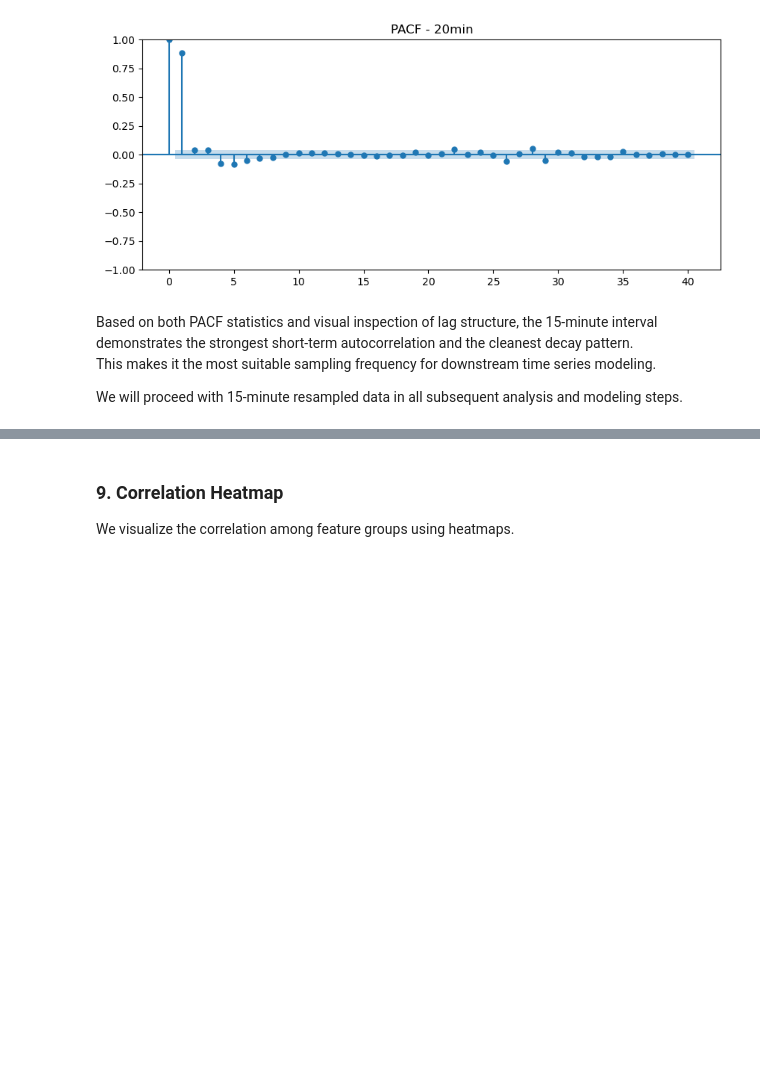
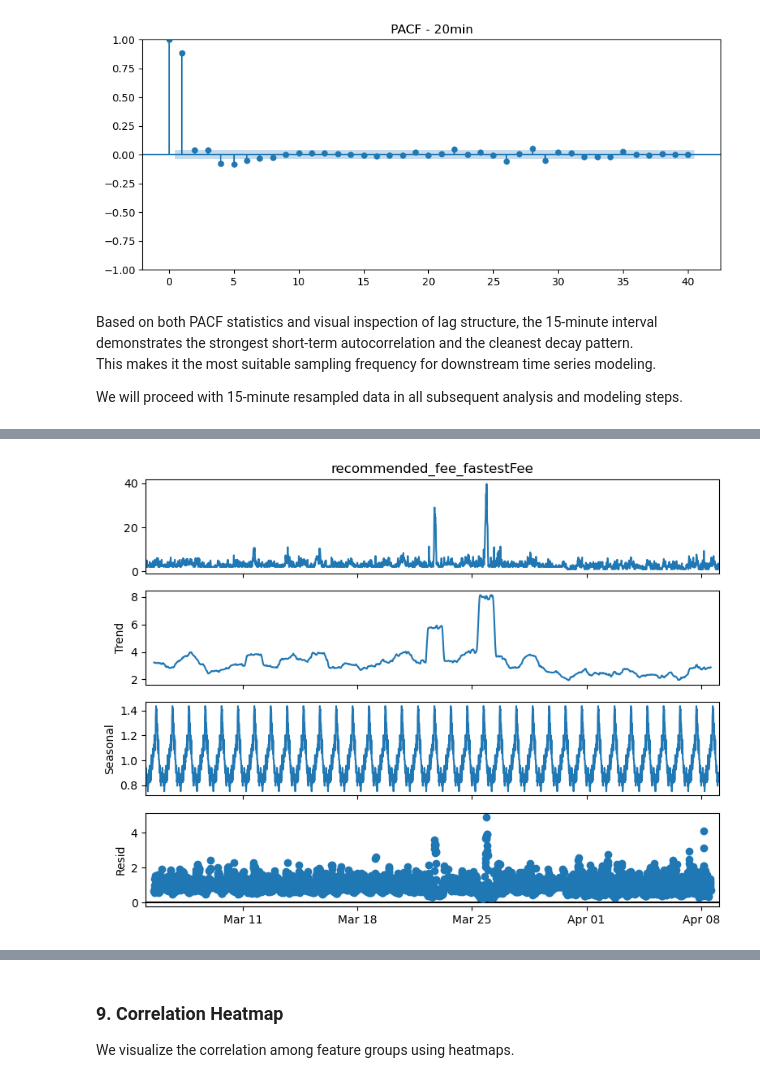
Before and after one commit to UBC-MDS/Capstone_SatCast_Trilemma, a Jupyter notebook: analysis/data_spec.ipynb, the cells around one changed output, grey strips where cells are left out. Drawn from its saved outputs; the diff is of its cells as text; code cells hidden in the pictures; blank space fills up the shorter version.

Commit message:
Check for seasonality after resampling

```diff
--- a/analysis/data_spec.ipynb
+++ b/analysis/data_spec.ipynb
@@ -793,0 +800,20 @@ We will proceed with 15-minute resampled data in all subsequent analysis and mod
+# %%
+# Resample to 15-minute intervals
+df_15min = df['recommended_fee_fastestFee'].resample('15min').mean().dropna()
+
+# Perform seasonal decomposition (1-day = 96 intervals)
+from statsmodels.tsa.seasonal import seasonal_decompose
+
+decomp_15min_day = seasonal_decompose(df_15min, model='multiplicative', period=96)
+
+# Plot results
+fig = decomp_15min_day.plot()
+fig.set_size_inches(8, 6)
+for ax in fig.axes:
+    ax.xaxis.set_major_locator(mdates.WeekdayLocator(interval=1))
+    ax.xaxis.set_major_formatter(mdates.DateFormatter('%b %d'))
+
+plt.tight_layout()
+plt.show()
+# %% [output]
+[figure, added]
```
Also changed, not shown: parts of 5 cells of this notebook.
